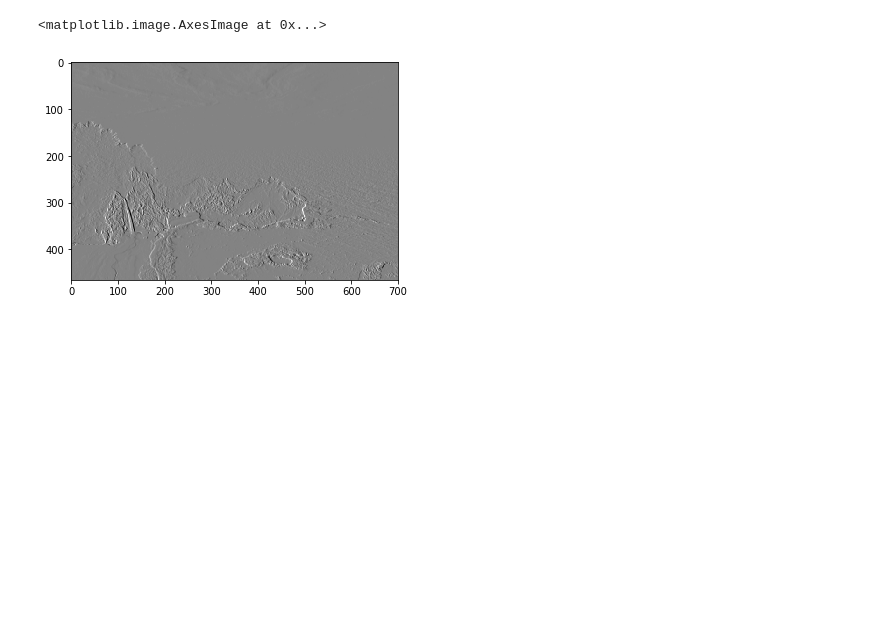
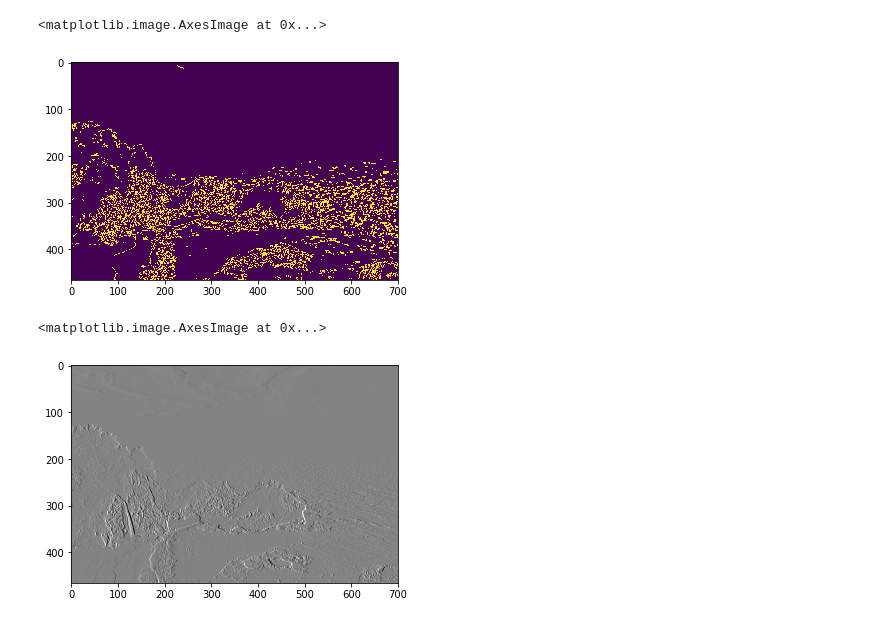
Before and after one commit to sicktastic/opencsv-playground, a Jupyter notebook: seam_carving/Gradient.ipynb, the cells around one changed output. Cells and saved outputs as stored; diff of their text form; code cells hidden in the pictures; blank space fills up the shorter version.

```diff
--- a/seam_carving/Gradient.ipynb
+++ b/seam_carving/Gradient.ipynb
@@ -15,3 +19,8 @@ plt.imshow(a)
+# %%
+plt.imshow(edges)
+# %% [output]
+<matplotlib.image.AxesImage at 0x...>
+[figure, added]
 # %%
 sobel_x = cv2.Sobel(a,cv2.CV_64F,1,0,ksize=5)
 plt.imshow(sobel_x, cmap = 'gray')
```
Also changed, not shown: parts of 4 cells of this notebook.
